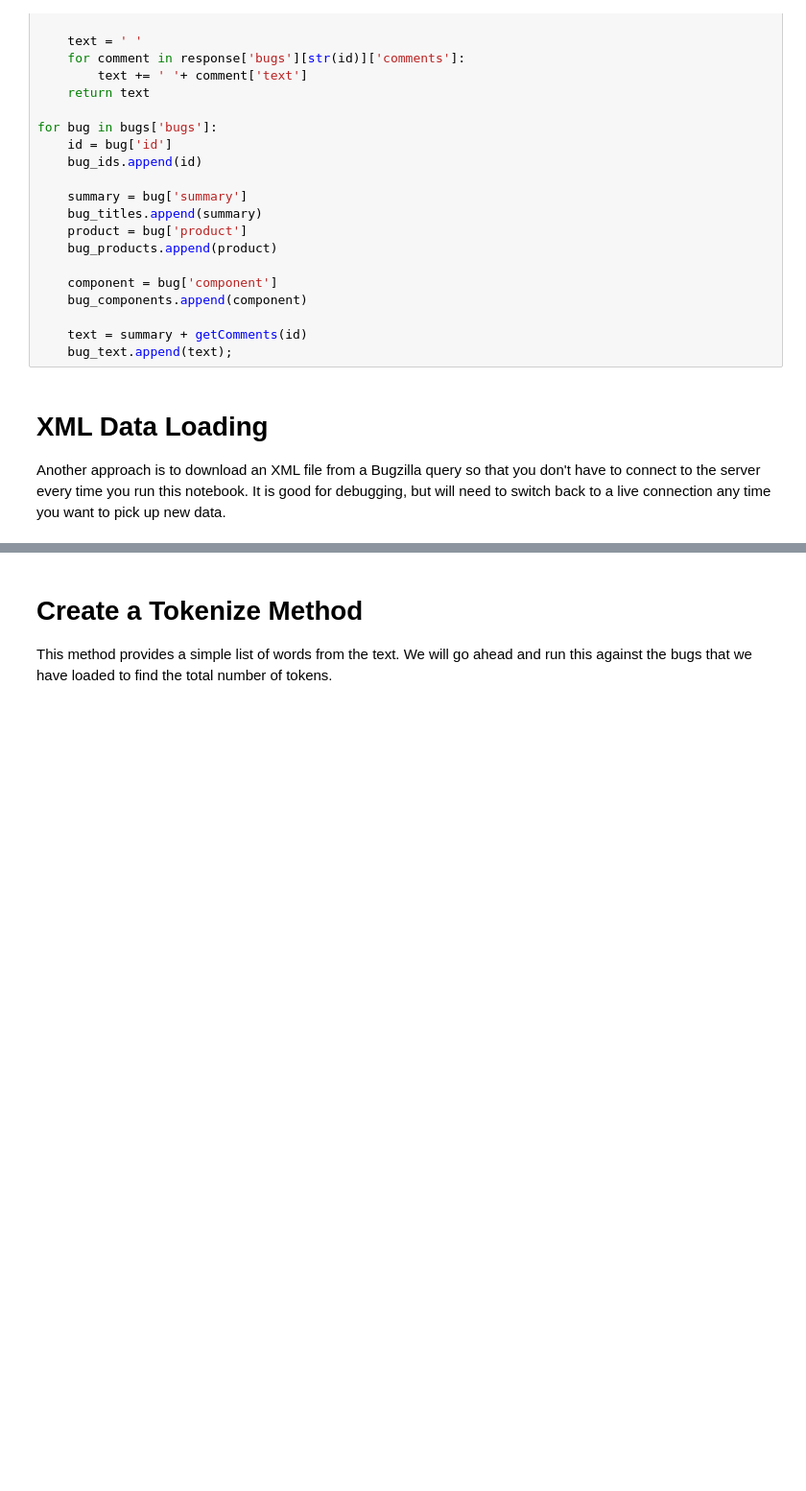
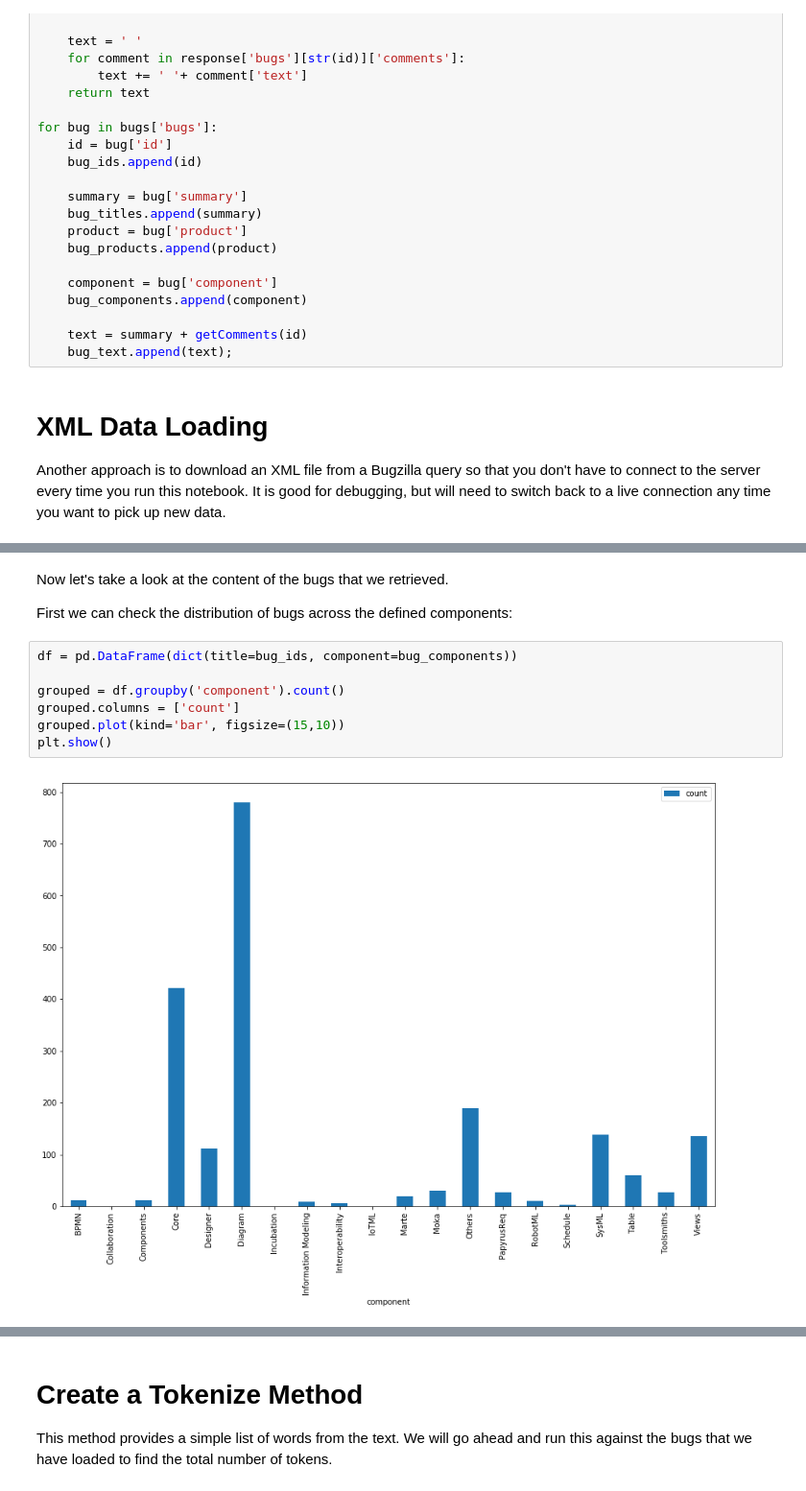
Before and after one commit to HSV-AI/bug-analysis, a Jupyter notebook: Papyrus Bugzilla Analysis.ipynb, the cells around one changed output, grey strips where cells are left out. Shown at 96% size. Cells and saved outputs as stored; diff of their text form; blank space fills up the shorter version.

```diff
--- a/Papyrus Bugzilla Analysis.ipynb
+++ b/Papyrus Bugzilla Analysis.ipynb
@@ -111,3 +111,16 @@ for bug in root:
 print('Loaded '+str(len(bug_ids))+' bugs')
 # %% [output]
 Loaded 2000 bugs
+# %% [markdown]
+Now let's take a look at the content of the bugs that we retrieved.
+
+First we can check the distribution of bugs across the defined components:
+# %%
+df = pd.DataFrame(dict(title=bug_ids, component=bug_components))
+
+grouped = df.groupby('component').count()
+grouped.columns = ['count']
+grouped.plot(kind='bar', figsize=(15,10))
+plt.show()
+# %% [output]
+[figure, added]
```
Also changed, not shown: parts of 14 cells of this notebook.
